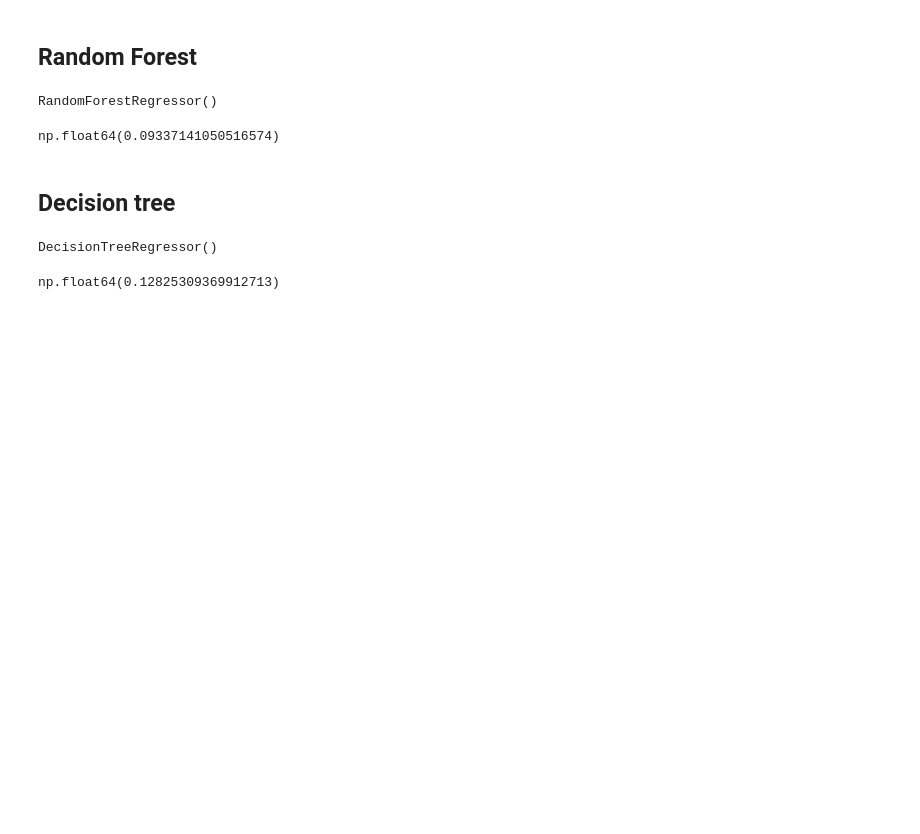
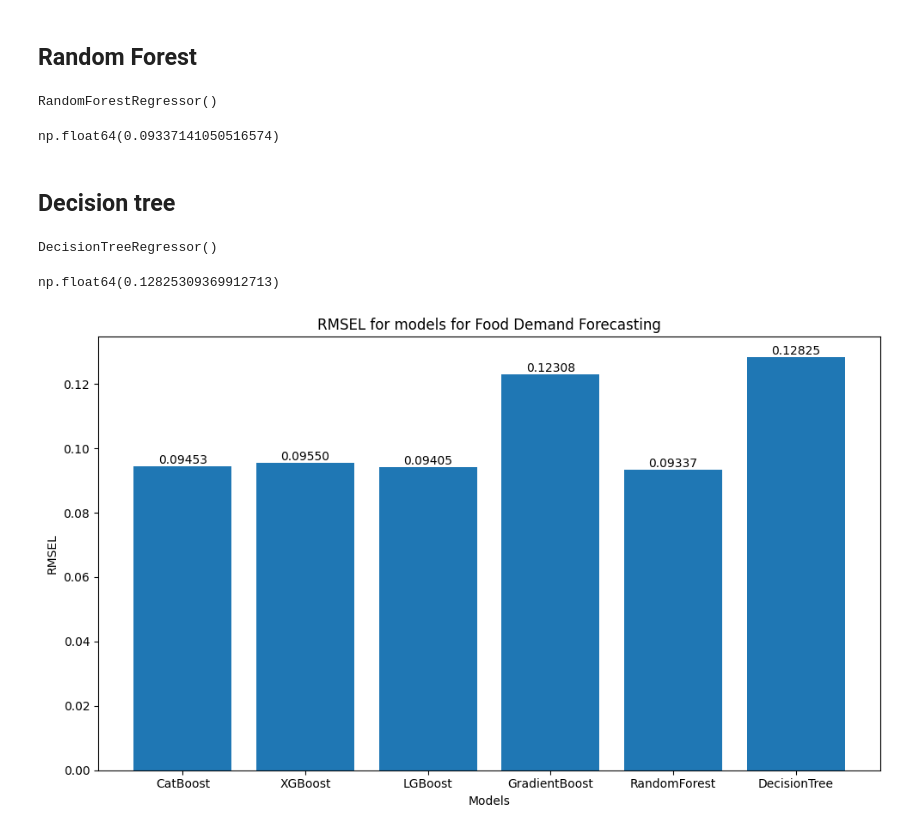
Before and after one commit to rahulv555/dep_college_app, a Jupyter notebook: prediction_model/demand_forecasting.ipynb, the cells around one changed output. Drawn from its saved outputs; the diff is of its cells as text; code cells hidden in the pictures; blank space fills up the shorter version.

Commit message:
Added graph and msle.png

```diff
--- a/prediction_model/demand_forecasting.ipynb
+++ b/prediction_model/demand_forecasting.ipynb
@@ -444,3 +444,27 @@ RMSEL_DTR=np.sqrt(RMSEL_DTR)
 RMSEL_DTR
 # %% [output]
 np.float64(0.12825309369912713)
+# %%
+plt.figure(figsize=(10, 6))
+bars = plt.bar(models, RMSELs)
+
+plt.title('RMSEL for models for Food Demand Forecasting')
+plt.xlabel('Models')
+plt.ylabel('RMSEL')
+
+# Add value labels on top of bars
+for bar in bars:
+    height = bar.get_height()
+    plt.text(
+        bar.get_x() + bar.get_width() / 2,
+        height,
+        f'{height:.5f}',
+        ha='center',
+        va='bottom',
+        fontsize=10
+    )
+
+plt.tight_layout()
+plt.show()
+# %% [output]
+[figure, added]
```
Also changed, not shown: 1 other file.
